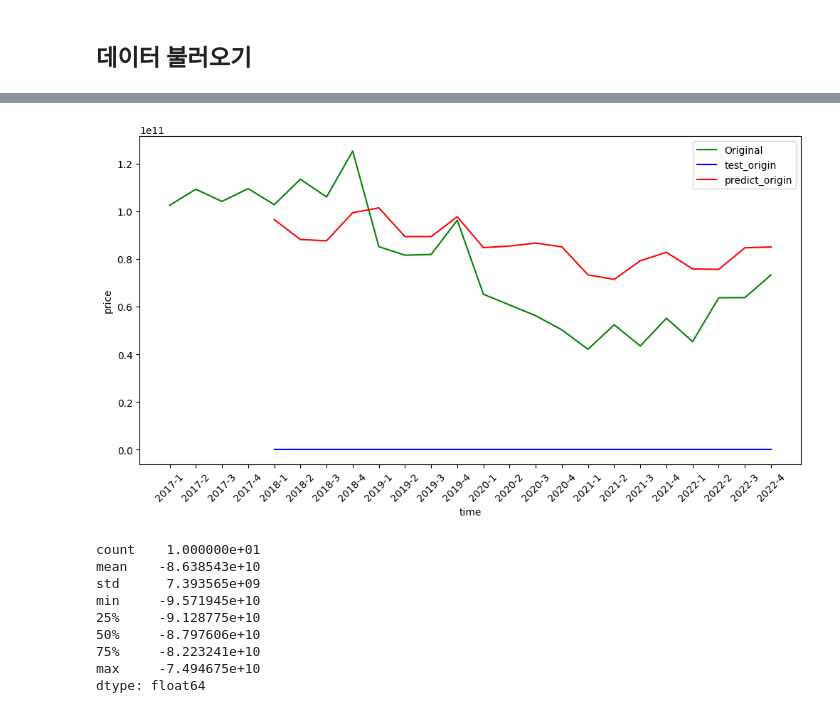
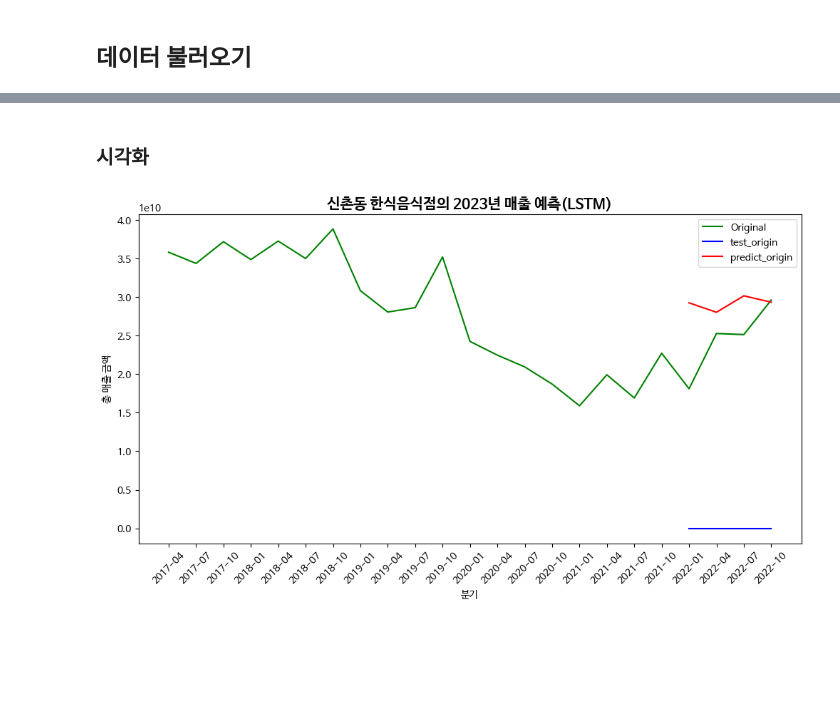
Before and after one commit to orjunge/Prediction_IndustriesSales, a Jupyter notebook: 3. LSTM_신촌동.ipynb, the cells around one changed output, grey strips where cells are left out. Cells and saved outputs as stored; diff of their text form; code cells hidden in the pictures; blank space fills up the shorter version.

```diff
--- a/3. LSTM_신촌동.ipynb
+++ b/3. LSTM_신촌동.ipynb
@@ -434,0 +67,3 @@ Epoch 41: early stopping
+# %%
+df = df.reset_index()
+df
@@ -434,0 +309,22 @@ Epoch 41: early stopping
+# %%
+### 모델 학습
+
+# 과대 적합을 방지하기 위한 조기 종료 설정
+early_stop = tf.keras.callbacks.EarlyStopping(monitor='val_loss',
+                                              verbose=1,
+                                              patience=2)
+
+# 최적의 학습 결과를 저장하기 위한 ModelCheckpoint 설정
+save_file_path = 'stock_model.h5'
+checkpoint = tf.keras.callbacks.ModelCheckpoint(save_file_path,
+                                                monitor='val_loss',
+                                                verbose=1,
+                                                save_best_only=True)
+
+# 학습 진행
+history = model.fit(X_train,
+                    y_train,
+                    epochs=100,
+                    validation_split=0.4,
+                    callbacks=[early_stop, checkpoint]
+                   )
@@ -460,8 +376,8 @@ print(pred)
 # %%
-## 평가용 데이터에 대한 예측의 결과 --> 데이터프레임 생성
+# 평가용 데이터에 대한 예측의 결과 --> 데이터프레임 생성
 df_test = pd.DataFrame(y_test, columns=['y_test'])
 df_test['predict'] = pred
-date = sin_food_quarter.iloc[-20:, 0]
+date = df.iloc[-4:, 0]
 df_test.index = date
 
 # 결과 확인하기
@@ -488,10 +392,9 @@ df_test
 # %%
 ### 평가용 데이터에 대한 예측의 결과 --> 스케일링 이전의 상태로 복원
 predict_inverse = mmsy.inverse_transform(pred)
-df_test['test_origin'] = sin_food_quarter.iloc[-len(pred):, 8].values
+df_test['test_origin'] = df.iloc[-len(pred):, 1].values
 df_test['predict_origin'] = predict_inverse
-
-error = df_test['test_origin'] - df_test['predict_origin']
+error = df_test.test_origin - df_test.predict_origin
 df_test['error'] = error
 
 # 결과 확인하기
@@ -520,26 +418,16 @@ df_test = df_test.reset_index()
+# %% [markdown]
+### 시각화
 # %%
 ### 결과 시각화
 plt.figure(figsize=(12, 6))
-plt.plot(sin_food_quarter['분기'], sin_food_quarter['분기당_매출_금액'], color='green', label = 'Original')
-plt.plot(df_test['분기'], df_test['test_origin'], color='blue', label = 'test_origin')
-plt.plot(df_test['분기'], df_test['predict_origin'], color='red', label = 'predict_origin')
+plt.plot(df['date'], df['총_매출_금액'], color='green', label = 'Original')
+plt.plot(df_test['date'], df_test['test_origin'], color='blue', label = 'test_origin')
+plt.plot(df_test['date'], df_test['predict_origin'], color='red', label = 'predict_origin')
 plt.xticks(rotation=45)
-plt.xlabel('time')
-plt.ylabel('price')
+plt.xlabel('분기')
+plt.ylabel('총 매출 금액')
+plt.title('신촌동 한식음식점의 2023년 매출 예측(LSTM)', size=15, fontweight='bold')
 plt.legend()
 plt.show()
 # %% [output]
-[figure, old version]
+[figure, new version]
-# %%
-### error의 요약 통계량
-error.describe()
-# %% [output]
-count    1.000000e+01
-mean    -8.638543e+10
-std      7.393565e+09
-min     -9.571945e+10
-25%     -9.128775e+10
-50%     -8.797606e+10
-75%     -8.223241e+10
-max     -7.494675e+10
-dtype: float64
```
Also changed, not shown: parts of 50 cells of this notebook, 1 other file.
